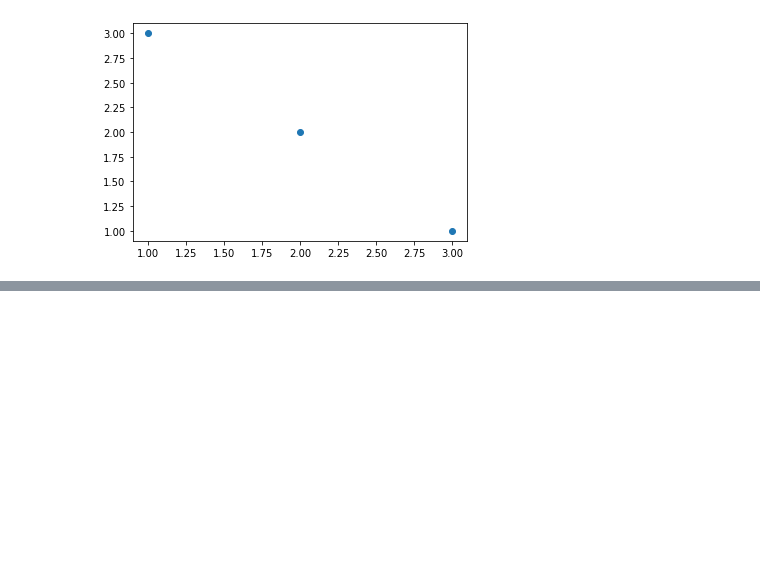
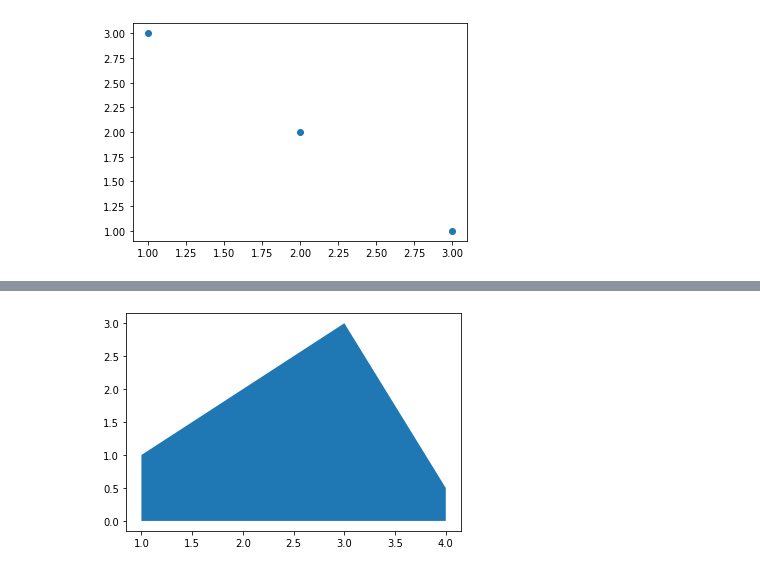
Before and after one commit to havelazcoay/AlgorithmsUN2021II, a Jupyter notebook: laboratorio_1.ipynb, the cells around one changed output, grey strips where cells are left out. Saved outputs shown, nothing was run; the diff lists cells and outputs as text; code cells hidden in the pictures; blank space fills up the shorter version.

```diff
--- a/laboratorio_1.ipynb
+++ b/laboratorio_1.ipynb
@@ -2012,0 +2021,8 @@ plt.show()
+# %%
+##My own example 166: libreria matplotlib diagrama de areas
+import matplotlib.pyplot as plt
+fig, ax = plt.subplots()
+ax.fill_between([1, 2, 3, 4], [1, 2, 3, 0.5])
+plt.show()
+# %% [output]
+[figure, added]
```
Also changed, not shown: parts of 37 cells of this notebook.
